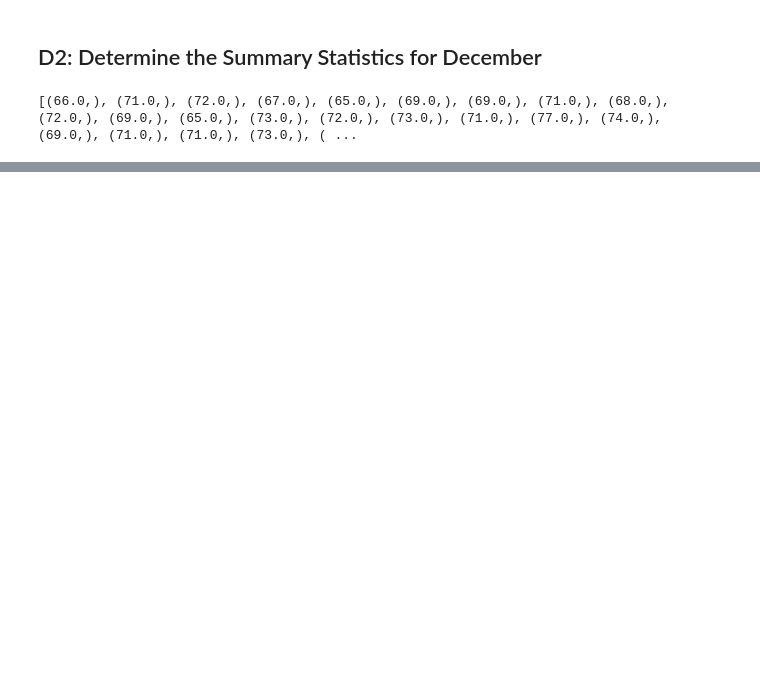
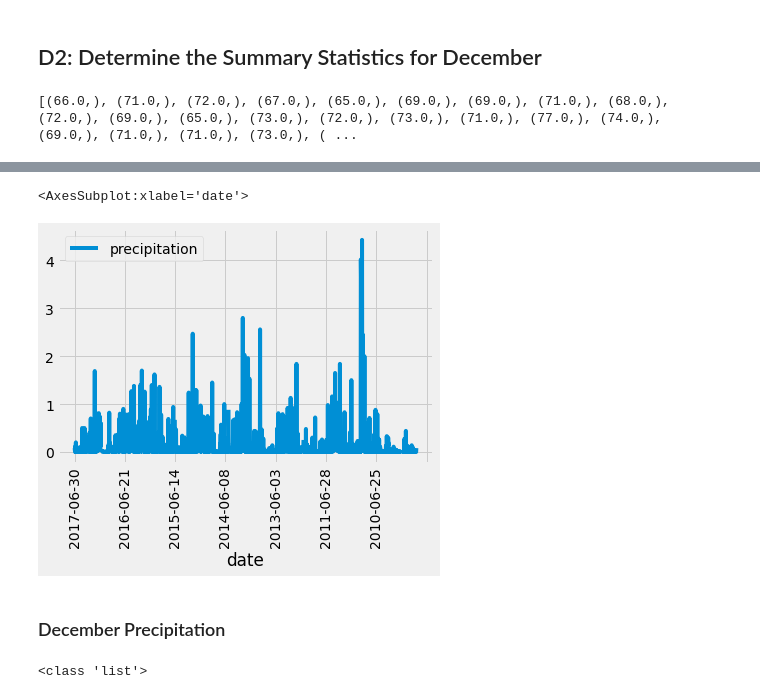
Before and after one commit to rkaysen63/surfs_up, a Jupyter notebook: SurfsUp_Challenge.ipynb, the cells around one changed output, grey strips where cells are left out. Cells and saved outputs as stored; diff of their text form; code cells hidden in the pictures; blank space fills up the shorter version.

```diff
--- a/SurfsUp_Challenge.ipynb
+++ b/SurfsUp_Challenge.ipynb
@@ -2,14 +2,19 @@
 # Dependencies
 import numpy as np
 import pandas as pd
+import datetime as dt
+
+# matplotlib toolkit
+%matplotlib inline
+from matplotlib import style
+style.use('fivethirtyeight')
+import matplotlib.pyplot as plt
 
 # Python SQL toolkit and Object Relational Mapper
 import sqlalchemy
 from sqlalchemy.ext.automap import automap_base
 from sqlalchemy.orm import Session
 from sqlalchemy import create_engine, func
-
-import datetime as dt
 # %%
 engine = create_engine("sqlite:///hawaii.sqlite")
 
@@ -175,0 +197,7 @@ dec_tobs_df.describe()
+# %%
+# Retrieve the precipitation Data for June
+june_results = session.query(Measurement.date, Measurement.prcp).filter(extract('month', Measurement.date) == 6).order_by(Measurement.date.desc()).all()
+# %%
+# Save query results as a Pandas DataFrame.
+june_prcp_df = pd.DataFrame(june_results, columns=['date','precipitation'])
+june_prcp_df.head()
@@ -175,0 +211,17 @@ dec_tobs_df.describe()
+# %%
+# Set the index to the date column
+june_prcp_df.set_index(june_prcp_df['date'], inplace=True)
+# %%
+# Plot total precipitation per day in June.
+june_prcp_df.plot(rot=90)
+# %% [output]
+<AxesSubplot:xlabel='date'>
+[figure, added]
+# %% [markdown]
+### December Precipitation
+# %%
+# Query that filters the Measurement table to retrieve the precipitation for the month of June.
+dec_prcp = session.query(Measurement.prcp).filter(func.strftime("%m", Measurement.date) == "12").order_by(Measurement.date.desc()).all()
+print(type(dec_prcp))
+# %% [output]
+<class 'list'>
```
Also changed, not shown: parts of 20 cells of this notebook, 6 other files.
